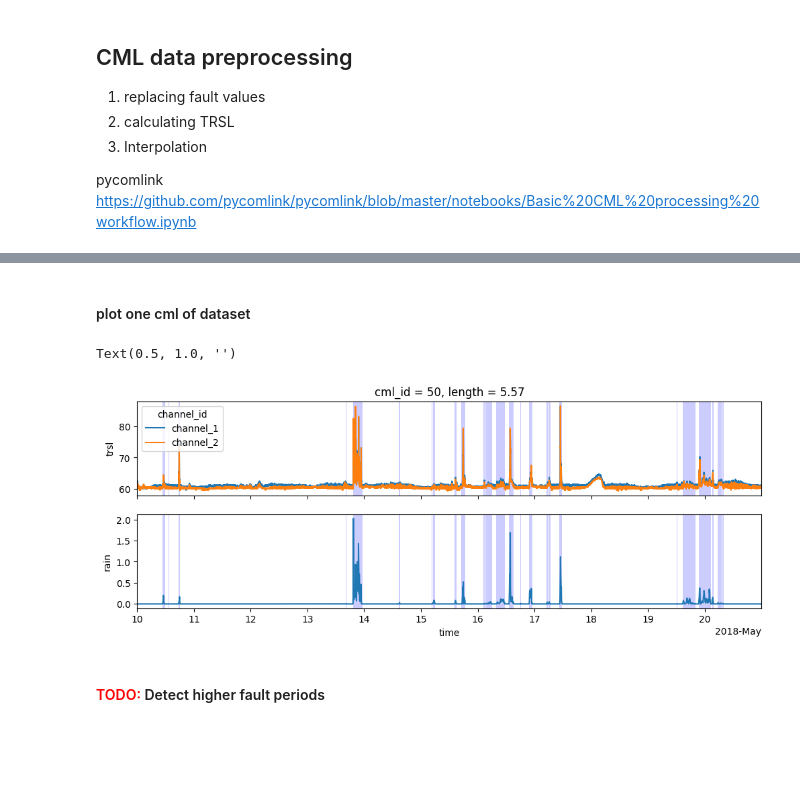
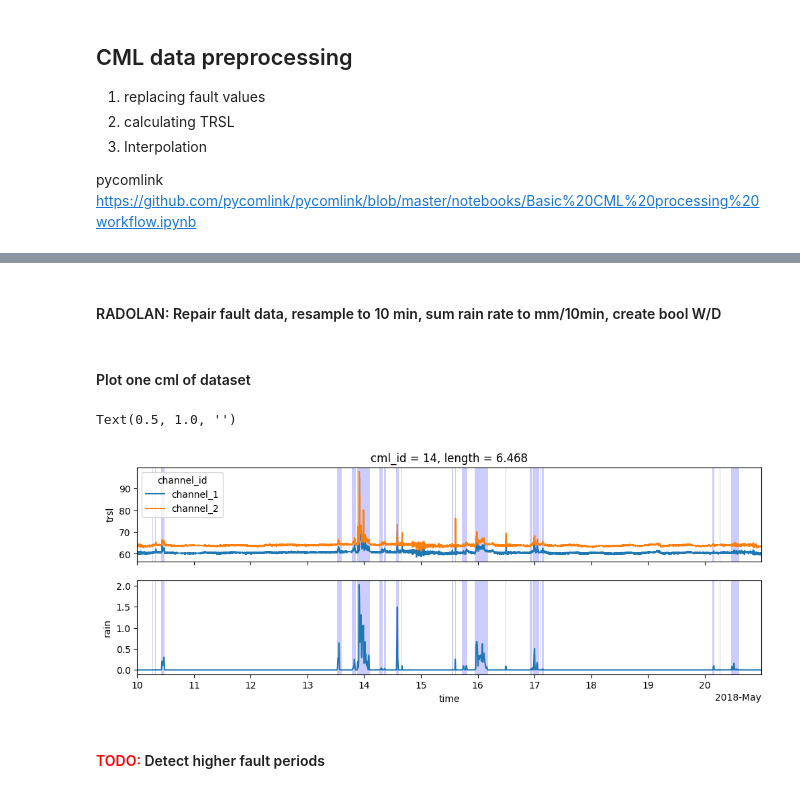
Before and after one commit to xkalet07/cml_wd_telcosense, a Jupyter notebook: 02_train_full_dataset.ipynb, the cells around one changed output, grey strips where cells are left out. Saved outputs shown, nothing was run; the diff lists cells and outputs as text; code cells hidden in the pictures; blank space fills up the shorter version.

Commit message:
working on whole 500 cml dataset

```diff
--- a/02_train_full_dataset.ipynb
+++ b/02_train_full_dataset.ipynb
@@ -52,9 +50,7 @@ cml_list = [cml_set.isel(cml_id=i) for i in range(len(cml_set.cml_id))]
 # %%
-for cml in cml_list:
-    # Check for fault data in TSL, RSL and replace it with NaN https://github.com/jpolz/cml_wd_pytorch/tree/main
-    cml['tsl'] = cml.tsl.where(cml.tsl != 255.0)
-    cml['rsl'] = cml.rsl.where(cml.rsl != -99.9)
-    # Calculate TRSL
-    cml['trsl'] = cml.tsl - cml.rsl
-    # Iterpolate missing values: From pycomlink
-    cml['trsl'] = cml.trsl.interpolate_na(dim='time', method='linear', max_gap='5min')
+cml_set['tsl'] = cml_set.tsl.where(cml_set.tsl != 255.0)
+cml_set['rsl'] = cml_set.rsl.where(cml_set.rsl != -99.9)
+cml_set['trsl'] = cml_set.tsl - cml_set.rsl
+cml_set['trsl'] = cml_set.trsl.interpolate_na(dim='time', method='linear', max_gap='5min')
+
+cml_set = cml_set.transpose('cml_id', 'channel_id', 'time')
@@ -63,48 +57,55 @@ ref_list = [ref_set.isel(cml_id=i) for i in range(len(ref_set.cml_id))]
+# %% [markdown]
+#### RADOLAN: Repair fault data, resample to 10 min, sum rain rate to mm/10min, create bool W/D
 # %%
-for ref in ref_list:
-    ref['rain'] = ref.rain.interpolate_na(dim='time', method='linear', max_gap='20min')
-    # From reference rain rate derivate boolean reference Wet/Dry signal
-    ref['ref_wd'] = ref.rain.where(ref.rain == 0, True).astype(bool) # ChatGPT
+ref_set['rain'] = ref_set.rain.interpolate_na(dim='time', method='linear', max_gap='20min')
+
+# resample to intended sample size 10 min
+ref_set = ref_set.resample(time="10min").sum()
+
+ref_set = ref_set.transpose('cml_id', 'time')
+
+# From reference rain rate derivate boolean reference Wet/Dry signal
+ref_set['ref_wd'] = ref_set.rain.where(ref_set.rain == 0, True).astype(bool)
 # %% [markdown]
-#### plot one cml of dataset
+#### Plot one cml of dataset
 # %%
 # select one cml:
-k = 50
-my_cml = cml_list[k]
-my_ref = ref_list[k]
+k = 14
+my_cml = cml_set.isel(cml_id = k)
+my_ref = ref_set.isel(cml_id = k)
 
 # shaded refernece wet periods from Pycomlink
 # set first and last value with zero for correct plotting
 my_ref['ref_wd'][0] = False
-my_ref['ref_wd'][-1] = False
+#my_ref['ref_wd'][-1] = False
 
 # setup figure
 fig, axs = plt.subplots(2, 1, sharex=True, figsize=(12,4))
 #ax1 = axs[0].twiny()
 #fig.tight_layout()
 
 # plot TRSL
 my_cml.trsl.plot.line(x='time', ax=axs[0], label = 'TL');
 # plot Rain rate
 my_ref.rain.plot.line(x='time', ax=axs[1], label = 'TL');
 
 # plot real bool wet/dry with 5min precission
 wet_start = np.roll(my_ref.ref_wd, -1) & ~my_ref.ref_wd
 wet_end = np.roll(my_ref.ref_wd, 1) & ~my_ref.ref_wd
 for wet_start_i, wet_end_i in zip(
     wet_start.values.nonzero()[0],
     wet_end.values.nonzero()[0],
 ):
     axs[1].axvspan(my_ref.time.values[wet_start_i], my_ref.ref_wd.time.values[wet_end_i], color='b', alpha=0.2, linewidth=0); # https://matplotlib.org/stable/api/_as_gen/matplotlib.axes.Axes.axvspan.html
     axs[0].axvspan(my_ref.time.values[wet_start_i], my_ref.ref_wd.time.values[wet_end_i], color='b', alpha=0.2, linewidth=0); # https://matplotlib.org/stable/api/_as_gen/matplotlib.axes.Axes.axvspan.html
 
 
 # axes limits source: https://matplotlib.org/stable/api/_as_gen/matplotlib.axes.Axes.set_xlim.html
 axs[1].set_xlim(my_cml.time.values[0], my_cml.time.values[-1])
 axs[0].set_xlabel('')
 axs[1].set_title("")
 # %% [output]
 Text(0.5, 1.0, '')
-[figure, old version]
+[figure, new version]
 # %% [markdown]
 #### <span style="color:red">TODO: </span>Detect higher fault periods
```
Also changed, not shown: parts of 30 cells of this notebook, 1 other file.
